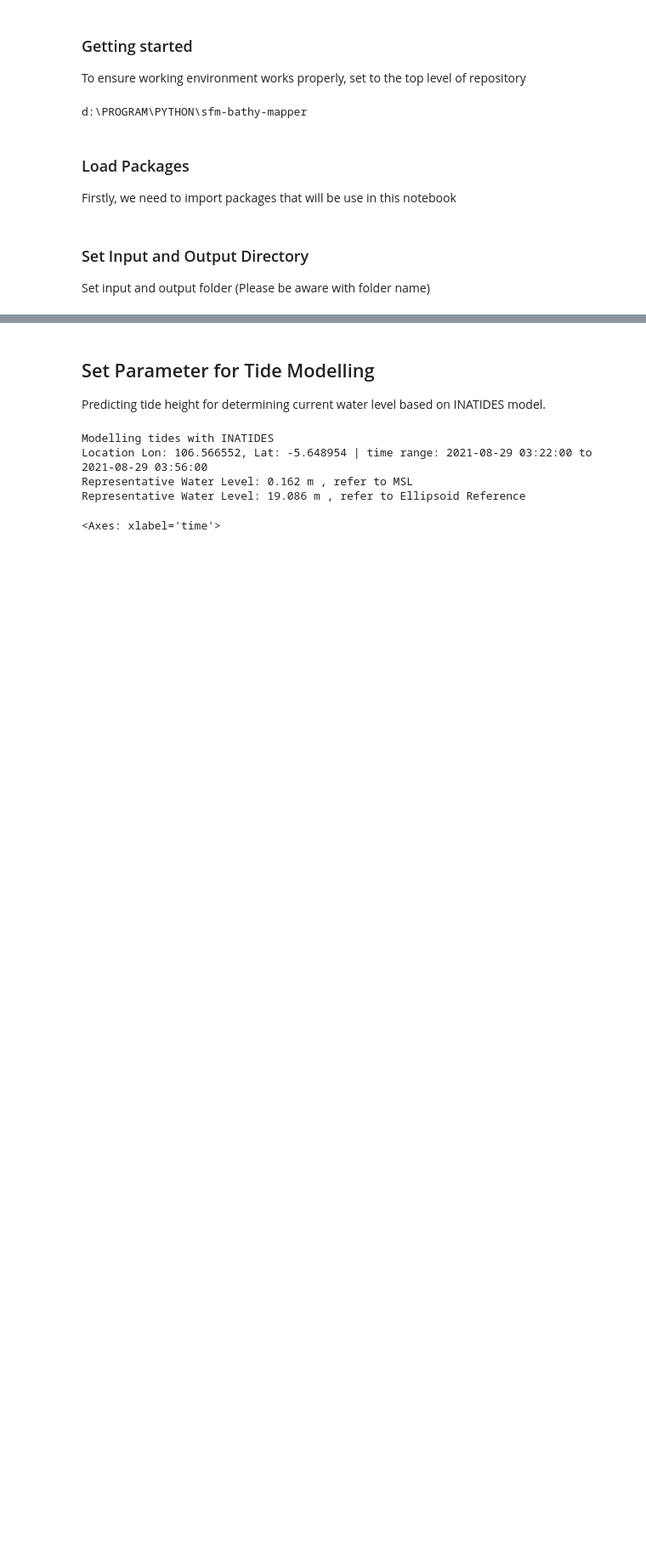
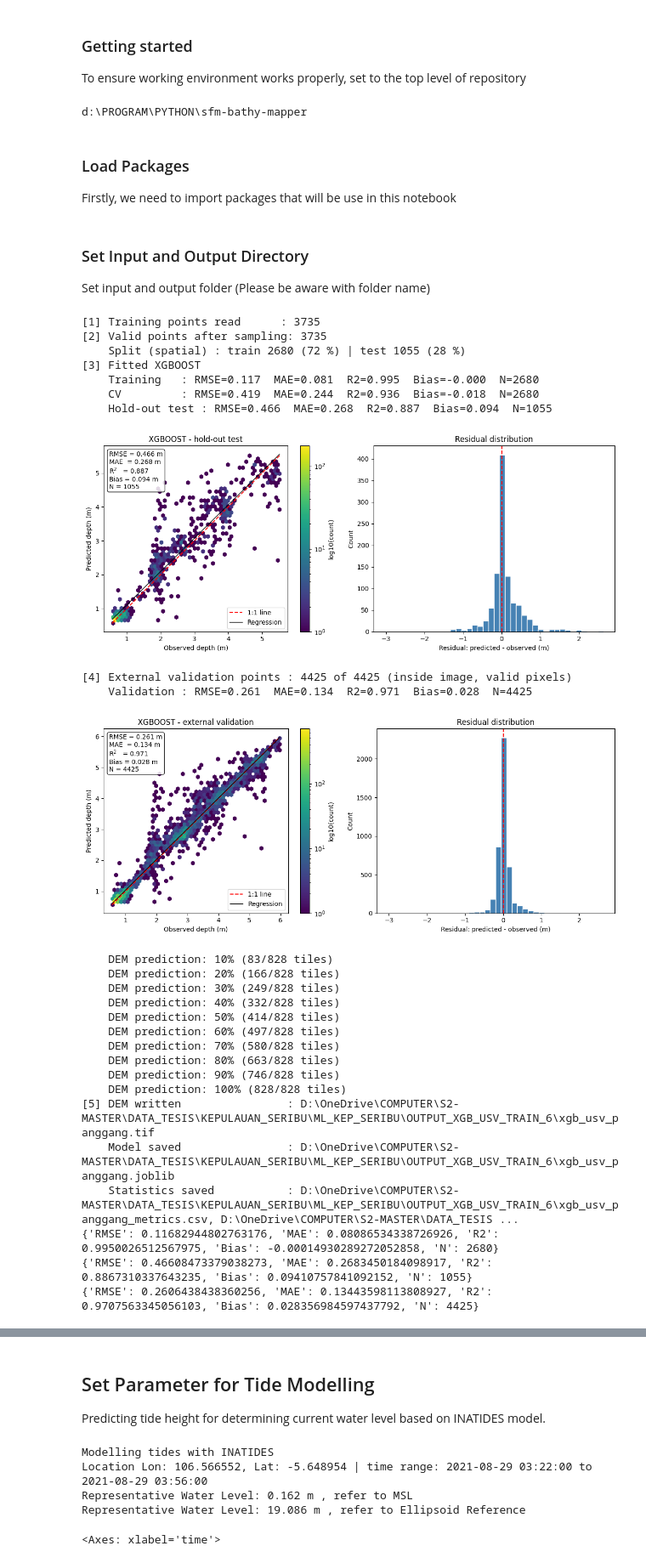
Before and after one commit to teguhsulistian/sfm-bathy-mapper, a Jupyter notebook: notebooks/SFM_ML.ipynb, the cells around one changed output, grey strips where cells are left out. Shown at 85% size. Drawn from its saved outputs; the diff is of its cells as text; code cells hidden in the pictures; blank space fills up the shorter version.

Commit message:
running XGB and try appy model

```diff
--- a/notebooks/SFM_ML.ipynb
+++ b/notebooks/SFM_ML.ipynb
@@ -28,7 +26,63 @@ from sfmbathy.svm_prediction import svm_depth_prediction,predict_new_sfm_cloud
 
 Set input and output folder (Please be aware with folder name)
 # %%
-input =r"D:\OneDrive\COMPUTER\S2-MASTER\DATA_TESIS\KEPULAUAN_SERIBU\KELAPA_DUA\LAS_KELAPA_DUA.las"
-output = r"D:\OneDrive\COMPUTER\S2-MASTER\DATA_TESIS\KEPULAUAN_SERIBU\KELAPA_DUA\KELAPADUA_PC_SA_output.las"
-train = r"D:\OneDrive\COMPUTER\S2-MASTER\DATA_TESIS\KEPULAUAN_SERIBU\KELAPA_DUA\CHECK_POINT_USV.txt"
+train_txt =r"D:\OneDrive\COMPUTER\S2-MASTER\DATA_TESIS\KEPULAUAN_SERIBU\ML_KEP_SERIBU\PANGGANG_USV_MSL_TRAINING.csv"
+image_tif = r"D:\OneDrive\COMPUTER\S2-MASTER\DATA_TESIS\KEPULAUAN_SERIBU\ML_KEP_SERIBU\ORTHO_PANGGANG_15CM.tif"
+val_txt = r"D:\OneDrive\COMPUTER\S2-MASTER\DATA_TESIS\KEPULAUAN_SERIBU\ML_KEP_SERIBU\PANGGANG_USV_MSL_6M.csv"
+folder_output = r"D:\OneDrive\COMPUTER\S2-MASTER\DATA_TESIS\KEPULAUAN_SERIBU\ML_KEP_SERIBU\OUTPUT_XGB_USV_TRAIN_6"
+os.makedirs(folder_output, exist_ok=True)
+# %%
+res = bm.run_bathymetry(
+    train_txt=train_txt,
+    image_tif=image_tif,
+    val_txt=val_txt,
+    model="xgb",
+    test_size=0.25,                    # 75 % training / 25 % testing
+    split_method="spatial",            # "spatial" (recommended) or "random"
+    # block_size=50,                     # block size (map units) for the spatial split
+    refit_full=False,                  # True = refit on 100 % of points before DEM
+    z_is_depth=False,
+    max_depth=6,
+    output_as_elevation=True,
+    # feature_scale_m=0.25,
+    aggregate="median",
+    # thin_cell=1.0,
+    n_jobs=-1,
+        save_model_path=os.path.join(folder_output, "xgb_usv_panggang.joblib"),  # fitted model (joblib)
+    plot_path=os.path.join(folder_output, "xgb_usv_panggang.png"),     # figure (PNG)
+    stats_prefix=os.path.join(folder_output, "xgb_usv_panggang"),     # statistics (CSV / JSON / Excel
+    output_dem=os.path.join(folder_output, "xgb_usv_panggang.tif"),  # DEM (GeoTIFF)
+)
+
+print(res["train_metrics"])   # fitted on the 75 %
+print(res["test_metrics"])    # hold-out 25 %
+print(res["val_metrics"])     # external validation (USV)
+# %% [output]
+[1] Training points read      : 3735
+[2] Valid points after sampling: 3735
+    Split (spatial) : train 2680 (72 %) | test 1055 (28 %)
+[3] Fitted XGBOOST
+    Training   : RMSE=0.117  MAE=0.081  R2=0.995  Bias=-0.000  N=2680
+    CV         : RMSE=0.419  MAE=0.244  R2=0.936  Bias=-0.018  N=2680
+    Hold-out test : RMSE=0.466  MAE=0.268  R2=0.887  Bias=0.094  N=1055
+[figure, added]
+[4] External validation points : 4425 of 4425 (inside image, valid pixels)
+    Validation : RMSE=0.261  MAE=0.134  R2=0.971  Bias=0.028  N=4425
+[figure, added]
+    DEM prediction: 10% (83/828 tiles)
+    DEM prediction: 20% (166/828 tiles)
+    DEM prediction: 30% (249/828 tiles)
+    DEM prediction: 40% (332/828 tiles)
+    DEM prediction: 50% (414/828 tiles)
+    DEM prediction: 60% (497/828 tiles)
+    DEM prediction: 70% (580/828 tiles)
+    DEM prediction: 80% (663/828 tiles)
+    DEM prediction: 90% (746/828 tiles)
+    DEM prediction: 100% (828/828 tiles)
+[5] DEM written                : D:\OneDrive\COMPUTER\S2-MASTER\DATA_TESIS\KEPULAUAN_SERIBU\ML_KEP_SERIBU\OUTPUT_XGB_USV_TRAIN_6\xgb_usv_panggang.tif
+    Model saved                : D:\OneDrive\COMPUTER\S2-MASTER\DATA_TESIS\KEPULAUAN_SERIBU\ML_KEP_SERIBU\OUTPUT_XGB_USV_TRAIN_6\xgb_usv_panggang.joblib
+    Statistics saved           : D:\OneDrive\COMPUTER\S2-MASTER\DATA_TESIS\KEPULAUAN_SERIBU\ML_KEP_SERIBU\OUTPUT_XGB_USV_TRAIN_6\xgb_usv_panggang_metrics.csv, D:\OneDrive\COMPUTER\S2-MASTER\DATA_TESIS ...
+{'RMSE': 0.11682944802763176, 'MAE': 0.08086534338726926, 'R2': 0.9950026512567975, 'Bias': -0.00014930289272052858, 'N': 2680}
+{'RMSE': 0.46608473379038273, 'MAE': 0.2683450184098917, 'R2': 0.8867310337643235, 'Bias': 0.09410757841092152, 'N': 1055}
+{'RMSE': 0.2606438438360256, 'MAE': 0.13443598113808927, 'R2': 0.9707563345056103, 'Bias': 0.028356984597437792, 'N': 4425}
 # %% [markdown]
```
Also changed, not shown: parts of 5 cells of this notebook.
